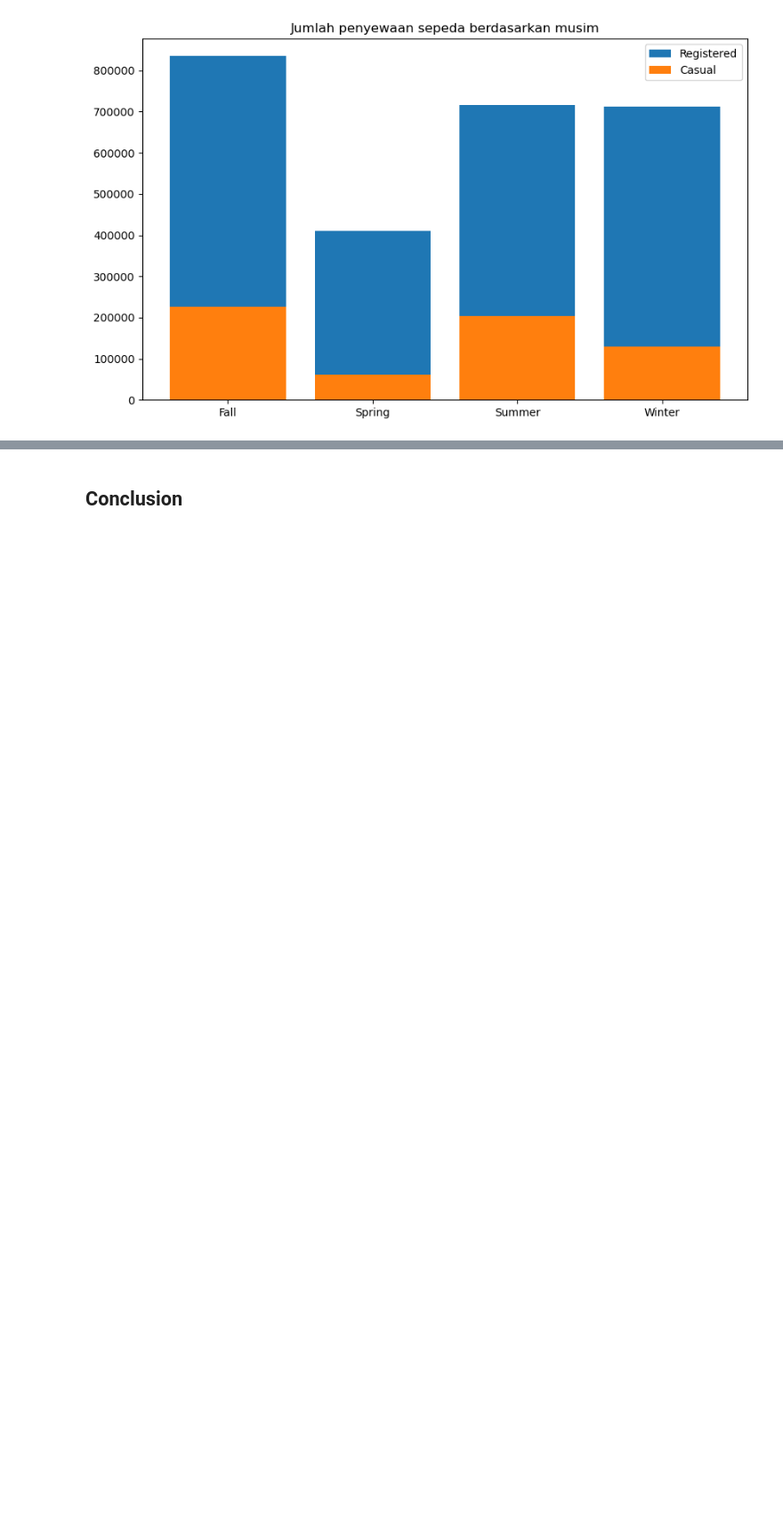
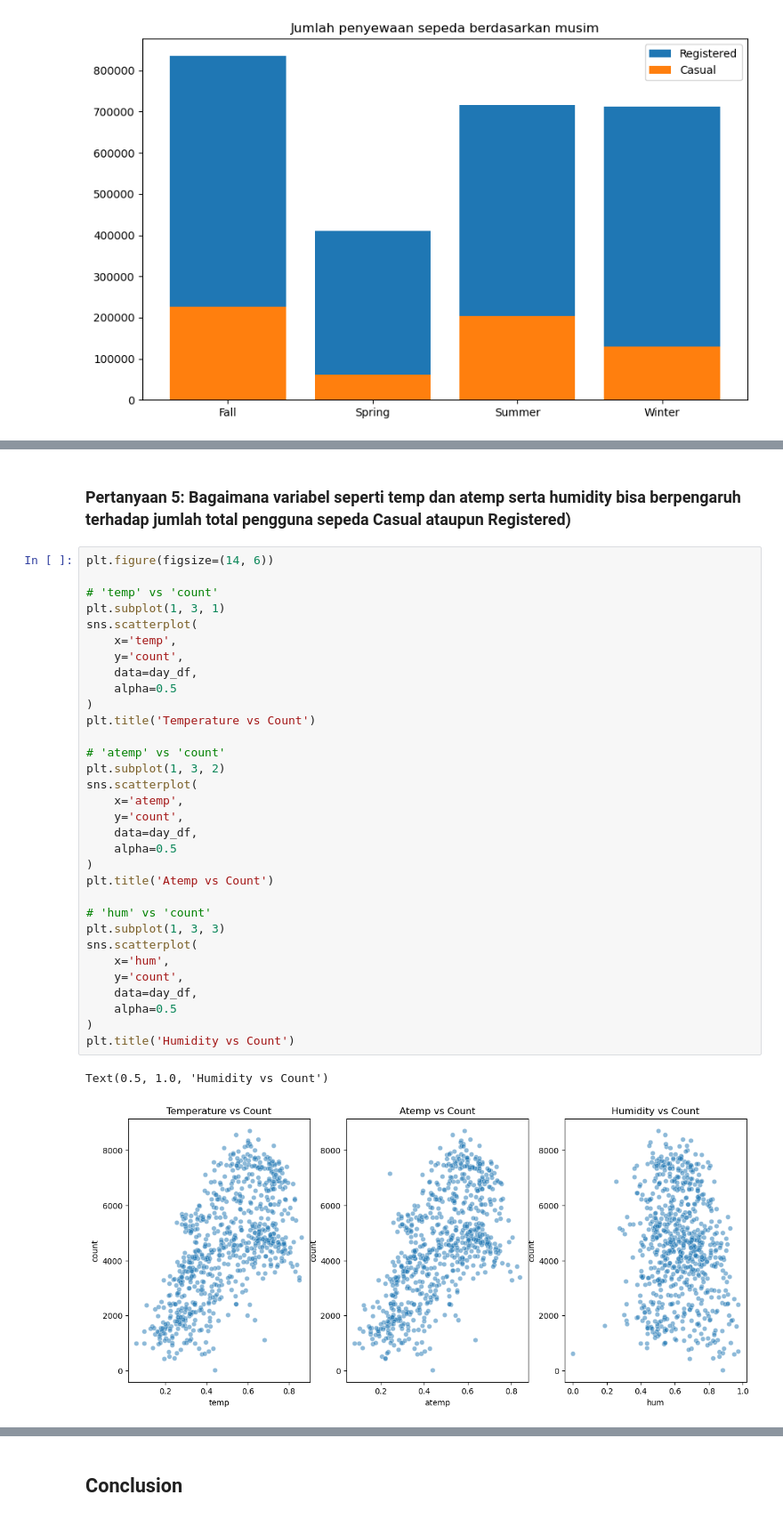
Before and after one commit to yasiramri/dashboard-rental-sepeda, a Jupyter notebook: Proyek_Analisis_Data.ipynb, the cells around one changed output, grey strips where cells are left out. Shown at 89% size. Saved outputs shown, nothing was run; the diff lists cells and outputs as text; blank space fills up the shorter version.

```diff
--- a/Proyek_Analisis_Data.ipynb
+++ b/Proyek_Analisis_Data.ipynb
@@ -535,0 +601,37 @@ plt.show()
+# %% [markdown]
+### Pertanyaan 5: Bagaimana variabel seperti temp dan atemp serta humidity bisa berpengaruh terhadap jumlah total pengguna sepeda Casual ataupun Registered)
+# %%
+plt.figure(figsize=(14, 6))
+
+# 'temp' vs 'count'
+plt.subplot(1, 3, 1)
+sns.scatterplot(
+    x='temp',
+    y='count',
+    data=day_df,
+    alpha=0.5
+)
+plt.title('Temperature vs Count')
+
+# 'atemp' vs 'count'
+plt.subplot(1, 3, 2)
+sns.scatterplot(
+    x='atemp',
+    y='count',
+    data=day_df,
+    alpha=0.5
+)
+plt.title('Atemp vs Count')
+
+# 'hum' vs 'count'
+plt.subplot(1, 3, 3)
+sns.scatterplot(
+    x='hum',
+    y='count',
+    data=day_df,
+    alpha=0.5
+)
+plt.title('Humidity vs Count')
+# %% [output]
+Text(0.5, 1.0, 'Humidity vs Count')
+[figure, added]
```
Also changed, not shown: parts of 10 cells of this notebook, 2 other files.
